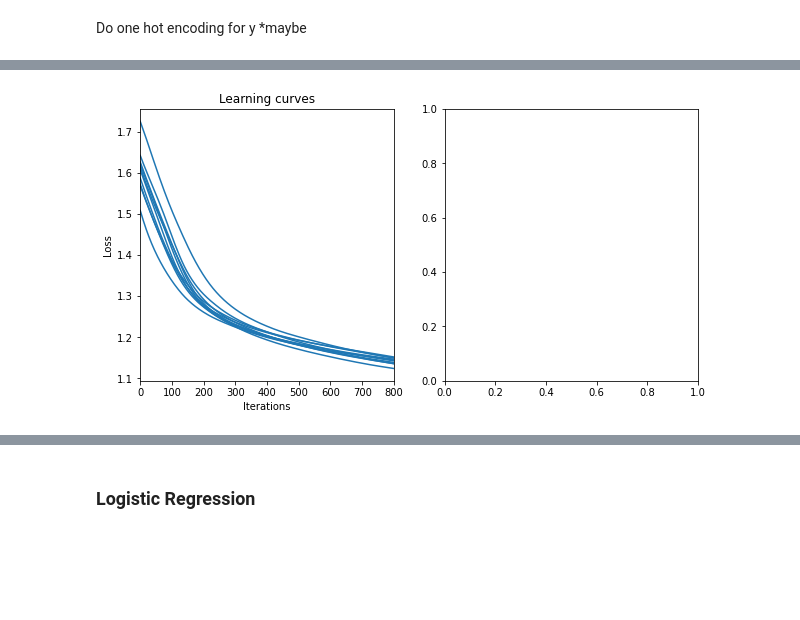
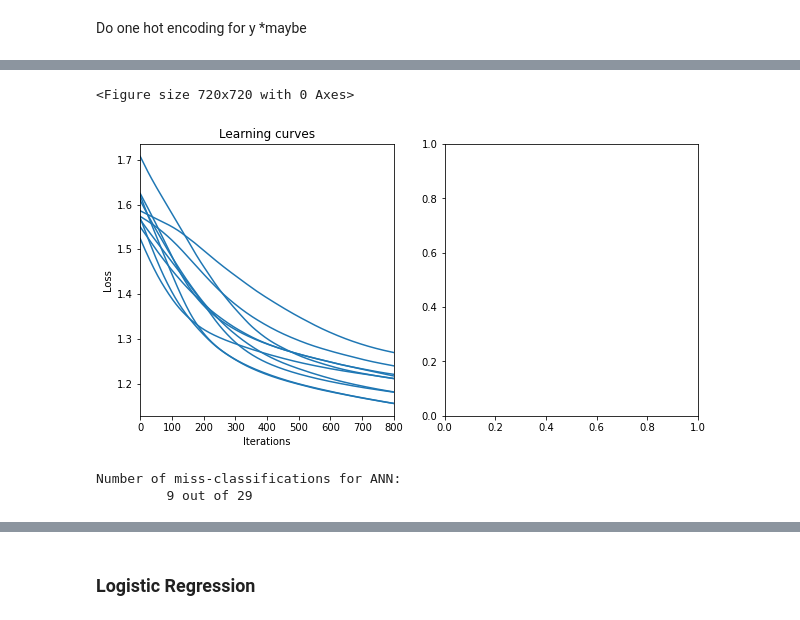
Before and after one commit to WizenPainter/DTU-02450, a Jupyter notebook: Assignment 1/project.ipynb, the cells around one changed output, grey strips where cells are left out. Drawn from its saved outputs; the diff is of its cells as text; code cells hidden in the pictures; blank space fills up the shorter version.

```diff
--- a/Assignment 1/project.ipynb
+++ b/Assignment 1/project.ipynb
@@ -801,7 +801,7 @@ for k, (partition_index, test_index) in enumerate(CV.split(X,y)):
         net, final_loss, learning_curve = train_neural_net(model,
                                                        loss_fn,
                                                        X=torch.squeeze(X_train),
-                                                       y=y_train,
+                                                       y=y_train.unsqueeze(1),
                                                        n_replicates=3,
                                                        max_iter=max_iter)
 
@@ -1121,6 +1123,7 @@ from sklearn.model_selection import KFold
 import torch
 K = 10
 CV = KFold(K,shuffle=True, random_state=seed)
+hidden_u = []
 
 X = X_scaled
 M = X.shape[1]
@@ -1147,15 +1150,10 @@ color_list = ['tab:orange', 'tab:green', 'tab:purple', 'tab:brown', 'tab:pink',
               'tab:gray', 'tab:olive', 'tab:cyan', 'tab:red', 'tab:blue']
 
 # Define the model structure
-n_hidden_units = 15 # number of hidden units in the signle hidden layer
+ha = [6,4,2,5,3,8,7,13,14,7] # number of hidden units in the signle hidden layer
 # The lambda-syntax defines an anonymous function, which is used here to
 # make it easy to make new networks within each cross validation fold
-model = lambda: torch.nn.Sequential(
-                    torch.nn.Linear(M, n_hidden_units),
-                    torch.nn.ReLU(),
-                    torch.nn.Linear(n_hidden_units, 5), #M features to H hiden units # H hidden units to 1 output neuron
-                    torch.nn.Sigmoid() # final tranfer function # TODO maybe change to ReLU
-                    )
+
 # Since we're training a neural network for binary classification, we use a
 # binary cross entropy loss (see the help(train_neural_net) for more on
 # the loss_fn input to the function)
@@ -1167,7 +1165,9 @@ print('Training model of type:\n{}\n'.format(str(model())))
 
 # Do cross-validation:
 val_errors = []
-errors_easy = [] # make a list for storing generalizaition error in each loop
+errors_easy = []
+error_test = []
+ # make a list for storing generalizaition error in each loop
 # Loop over each cross-validation split. The CV.split-method returns the
 # indices to be used for training and testing in each split, and calling
 # the enumerate-method with this simply returns this indices along with
@@ -1175,6 +1175,16 @@ errors_easy = [] # make a list for storing generalizaition error in each loop
 
 # Partition_index is used to create the second level cross validation with a training and a validation set.
 for k, (partition_index, test_index) in enumerate(CV.split(X,y)):
+
+    n_hidden_units = ha[k]
+    hidden_u.append(n_hidden_units)
+    model = lambda: torch.nn.Sequential(
+                    torch.nn.Linear(M, n_hidden_units),
+                    torch.nn.ReLU(),
+                    torch.nn.Linear(n_hidden_units, 5), #M features to H hiden units # H hidden units to 1 output neuron
+                    torch.nn.Sigmoid() # final tranfer function # TODO maybe change to ReLU
+                    )
+
     print('\nCrossvalidation fold: {0}/{1}'.format(k+1,K))
 
     # Extract training and validation set for second CV fold,
@@ -1233,12 +1243,21 @@ for k, (partition_index, test_index) in enumerate(CV.split(X,y)):
     summaries_axes[0].set_ylabel('Loss')
     summaries_axes[0].set_title('Learning curves')
 
+    softmax_logits = net(torch.tensor(X_test, dtype=torch.float))
+    # Get the estimated class as the class with highest probability (argmax on softmax_logits)
+    y_test_est = (torch.max(softmax_logits, dim=1)[1]).data.numpy()
+    # Determine errors
+    y_test = y.iloc[test_index].to_numpy()
+    e = (y_test_est != y_test)
+    error_rate_test = (sum(e)/len(y_test))
+    error_test.append(error_rate_test) # store error rate for current CV fold
+
 # Display the error rate across folds
-summaries_axes[1].bar(np.arange(1, K+1), np.squeeze(np.asarray(errors_easy)), color=color_list)
-summaries_axes[1].set_xlabel('Fold');
-summaries_axes[1].set_xticks(np.arange(1, K+1))
-summaries_axes[1].set_ylabel('Error rate');
-summaries_axes[1].set_title('Test misclassification rates')
+# summaries_axes[1].bar(np.arange(1, K+1), np.squeeze(np.asarray(errors_easy)), color=color_list)
+# summaries_axes[1].set_xlabel('Fold');
+# summaries_axes[1].set_xticks(np.arange(1, K+1))
+# summaries_axes[1].set_ylabel('Error rate');
+# summaries_axes[1].set_title('Test misclassification rates')
 
 # # Show the plots
 plt.show(decision_boundaries.number) # try these lines if the following code fails (depends on package versions)
@@ -1251,21 +1270,28 @@ plt.show()
 # biases = [net[i].bias.data.numpy() for i in [0,2]]
 # tf =  [str(net[i]) for i in [1,3]]
 # draw_neural_net(weights, biases, tf)
-softmax_logits = net(torch.tensor(X_test, dtype=torch.float))
-# Get the estimated class as the class with highest probability (argmax on softmax_logits)
-y_test_est = (torch.max(softmax_logits, dim=1)[1]).data.numpy()
-# Determine errors
-y_test = y.iloc[test_index].to_numpy()
-e = (y_test_est != y_test)
+# softmax_logits = net(torch.tensor(X_test, dtype=torch.float))
+# # Get the estimated class as the class with highest probability (argmax on softmax_logits)
+# y_test_est = (torch.max(softmax_logits, dim=1)[1]).data.numpy()
+# # Determine errors
+# y_test = y.iloc[test_index].to_numpy()
+# e = (y_test_est != y_test)
+# error_rate_test = (sum(e)/len(y_test))
+# # error_test.append(error_rate_test) # store error rate for current CV fold
+# hidden_u.append(n_hidden_units)
+
 print('Number of miss-classifications for ANN:\n\t {0} out of {1}'.format(sum(e),len(e)))
 
-predict = lambda x:  (torch.max(net(torch.tensor(x, dtype=torch.float)), dim=1)[1]).data.numpy()
+# predict = lambda x:  (torch.max(net(torch.tensor(x, dtype=torch.float)), dim=1)[1]).data.numpy()
 # plt.figure(1,figsize=(9,9))
 # visualize_decision_boundary(predict, [X_train, X_test], [y_train, y_test], attributeNames, classNames)
 # plt.title('ANN decision boundaries')
 
 # Print the average classification error rate
 # print('\nGeneralization error/average error rate: {0}%'.format(round(100*np.mean(errors),4)))
+OF = np.arange(1,K+1)
+table = {'Fold': OF,'hidden units': hidden_u ,'Error rate': error_test}
+df = pd.DataFrame(table)
 # %% [output]
 Training model of type:
 Sequential(
@@ -1288 +1330,4 @@ Number of miss-classifications for ANN:
+<Figure size 720x720 with 0 Axes>
-[figure, old version]
+[figure, new version]
+Number of miss-classifications for ANN:
+         9 out of 29
```
Also changed, not shown: parts of 10 cells of this notebook, 1 other file.
